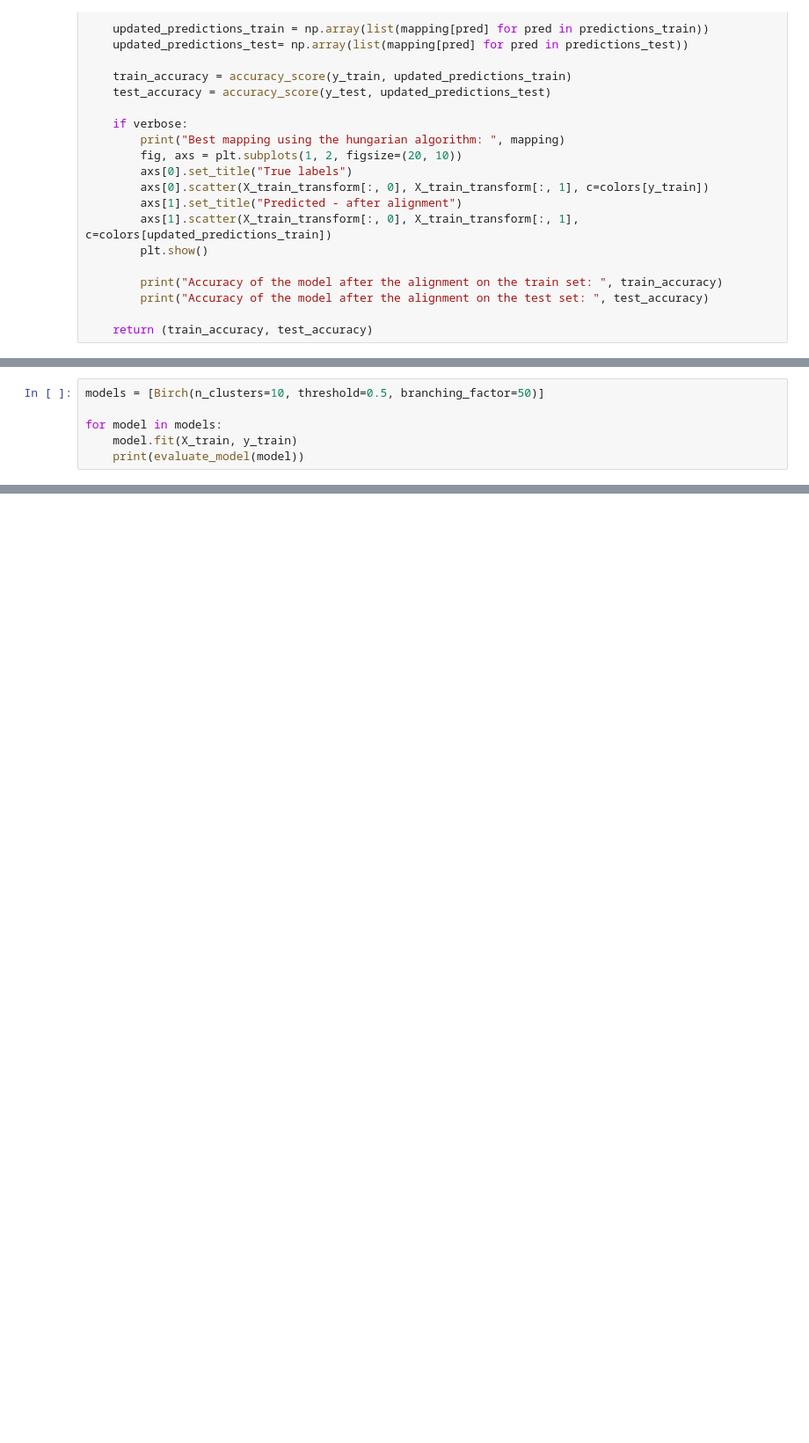
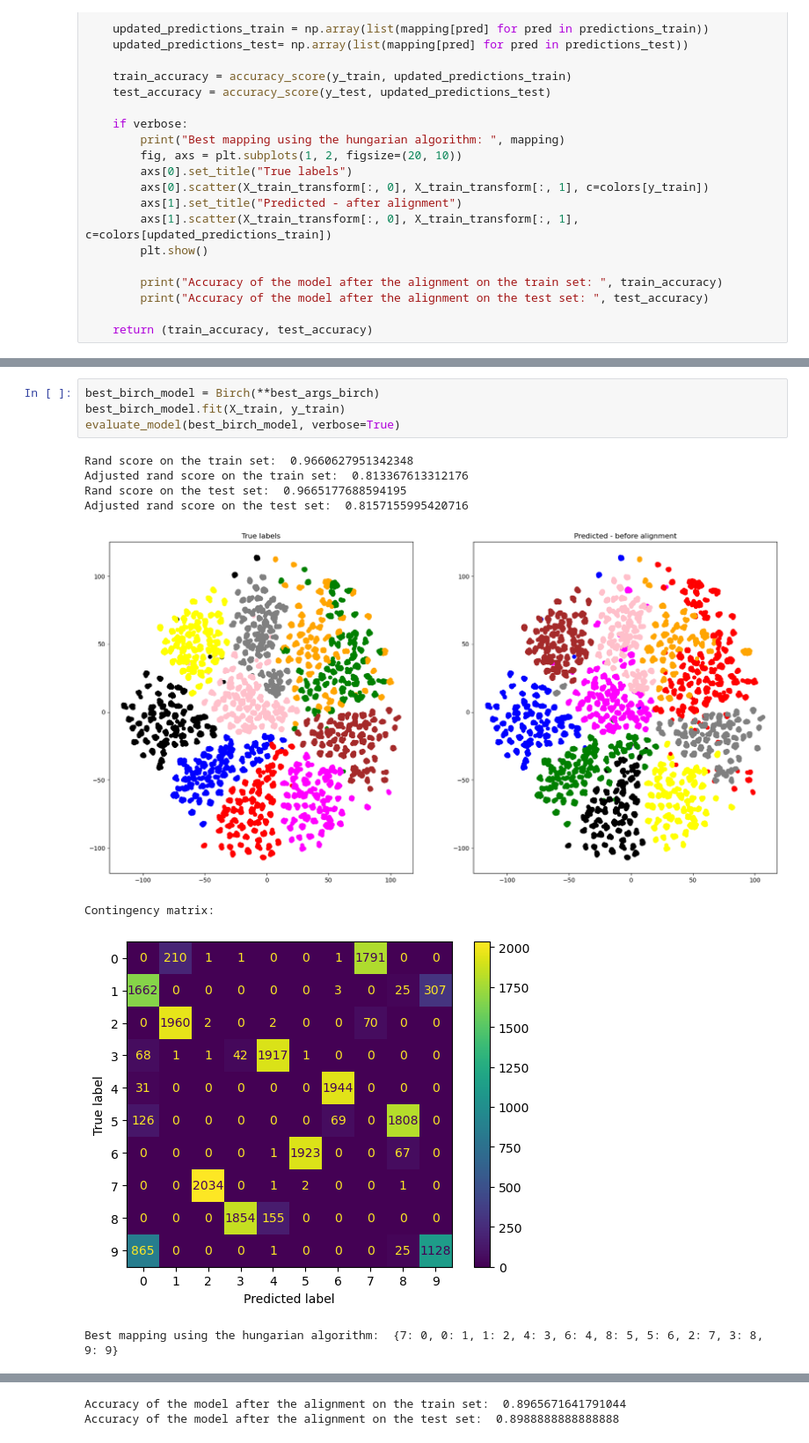
Before and after one commit to visanalexandru/AudioClustering, a Jupyter notebook: wav2vec.ipynb, the cells around one changed output, grey strips where cells are left out. Shown at 88% size. Saved outputs shown, nothing was run; the diff lists cells and outputs as text; blank space fills up the shorter version.

```diff
--- a/wav2vec.ipynb
+++ b/wav2vec.ipynb
@@ -240,6 +242,0 @@ Here we fit multiple Birch clustering models with various hyperparameters.
-# %%
-models = [Birch(n_clusters=10, threshold=0.5, branching_factor=50)]
-
-for model in models:
-    model.fit(X_train, y_train)
-    print(evaluate_model(model))
@@ -267,0 +357,13 @@ Accuracy of the model after the alignment on the test set:  0.8046464646464646
+# %%
+best_birch_model = Birch(**best_args_birch)
+best_birch_model.fit(X_train, y_train)
+evaluate_model(best_birch_model, verbose=True)
+# %% [output]
+Rand score on the train set:  0.9660627951342348
+Adjusted rand score on the train set:  0.813367613312176
+Rand score on the test set:  0.9665177688594195
+Adjusted rand score on the test set:  0.8157155995420716
+[figure, added]
+Contingency matrix:
+[figure, added]
+Best mapping using the hungarian algorithm:  {7: 0, 0: 1, 1: 2, 4: 3, 6: 4, 8: 5, 5: 6, 2: 7, 3: 8, 9: 9}
@@ -267,0 +371,2 @@ Accuracy of the model after the alignment on the test set:  0.8046464646464646
+Accuracy of the model after the alignment on the train set:  0.8965671641791044
+Accuracy of the model after the alignment on the test set:  0.8988888888888888
```
Also changed, not shown: parts of 15 cells of this notebook.
